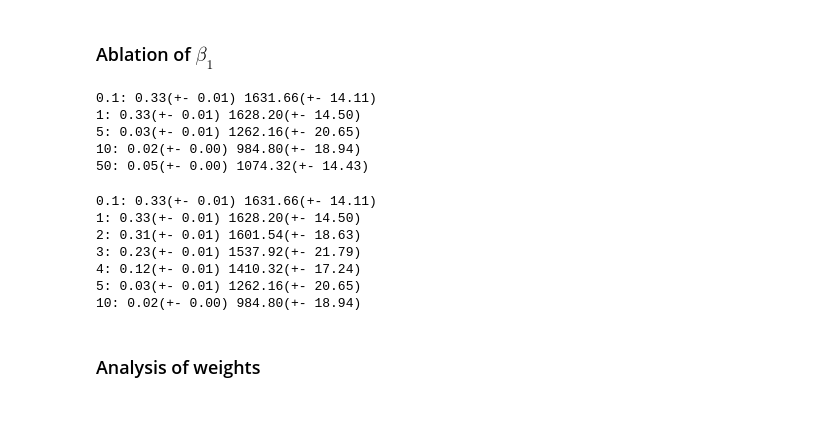
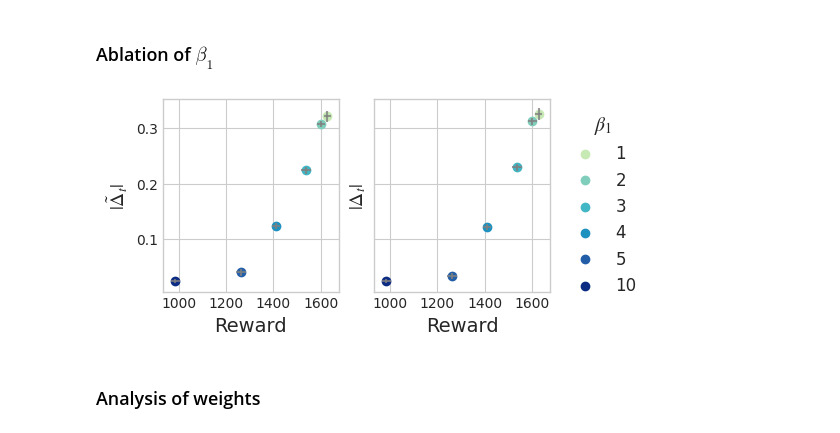
Before and after one commit to hiaac-finance/sellf, a Jupyter notebook: notebooks/figures.ipynb, the cells around one changed output. Drawn from its saved outputs; the diff is of its cells as text; code cells hidden in the pictures.

```diff
--- a/lending_experiment/figures.ipynb
+++ b/notebooks/figures.ipynb
@@ -467,43 +806,50 @@ for alg_name, file_list in alg_dict_eval.items():
         df_list.append(df)
     df = pd.concat(df_list)
     df["delta"] = df["delta"].abs()
+    df["delta_obs"] = df["delta_obs"].abs()
 
-    df = df.groupby("t").agg({"delta": "mean", "resource": ["mean", "std"]})
+    df = df.groupby("t").agg({"delta": "mean", "resource": ["mean", "std"], "delta_obs": "mean"})
     beta_1 = alg_name.split(" ")[0].split(":")[1]
     alg_dfs_eval[beta_1] = {
         "delta_mean": df["delta"]["mean"].mean(),
         "delta_std": df["delta"]["mean"].std(),
         "resource_mean": df["resource"]["mean"].iloc[-1],
         "resource_std": df["resource"]["std"].iloc[-1],
+        "delta_obs_mean": df["delta_obs"]["mean"].mean(),
+        "delta_obs_std": df["delta_obs"]["mean"].std(),
     }
-# %%
-# display based on the order of beta_1
-beta_1_list = [0.1, 1, 5, 10, 50]
-for beta_1 in beta_1_list:
-    beta_1 = str(beta_1)
-    row = alg_dfs_eval[beta_1]
-    print(f"{beta_1}: {row['delta_mean']:.2f}(+- {row['delta_std']:.2f}) {row['resource_mean']:.2f}(+- {row['resource_std']:.2f})")
-# %% [output]
-0.1: 0.33(+- 0.01) 1631.66(+- 14.11)
-1: 0.33(+- 0.01) 1628.20(+- 14.50)
-5: 0.03(+- 0.01) 1262.16(+- 20.65)
-10: 0.02(+- 0.00) 984.80(+- 18.94)
-50: 0.05(+- 0.00) 1074.32(+- 14.43)
-# %%
-# display based on the order of beta_1
-beta_1_list = [0.1, 1, 2, 3, 4, 5, 10]
-for beta_1 in beta_1_list:
-    beta_1 = str(beta_1)
-    row = alg_dfs_eval[beta_1]
-    print(f"{beta_1}: {row['delta_mean']:.2f}(+- {row['delta_std']:.2f}) {row['resource_mean']:.2f}(+- {row['resource_std']:.2f})")
-# %% [output]
-0.1: 0.33(+- 0.01) 1631.66(+- 14.11)
-1: 0.33(+- 0.01) 1628.20(+- 14.50)
-2: 0.31(+- 0.01) 1601.54(+- 18.63)
-3: 0.23(+- 0.01) 1537.92(+- 21.79)
-4: 0.12(+- 0.01) 1410.32(+- 17.24)
-5: 0.03(+- 0.01) 1262.16(+- 20.65)
-10: 0.02(+- 0.00) 984.80(+- 18.94)
+# %%
+fig, axs = plt.subplots(figsize=(5, 2.5), nrows=1, ncols=2, sharey=True)
+
+colors = ["#c7e9b4", "#7fcdbb", "#41b6c4", "#1d91c0", "#225ea8", "#0c2c84"]
+beta_1_list = [1, 2, 3, 4, 5, 10]
+
+for j, beta_1 in enumerate(beta_1_list):
+    df = alg_dfs_eval[str(beta_1)]
+    for i, col in enumerate(["delta_obs", "delta"]):
+        axs[i].scatter(
+            df["resource_mean"], df[f"{col}_mean"], label=beta_1, color=colors[j]
+        )
+        # display y error bars
+        axs[i].errorbar(
+            df["resource_mean"],
+            df[f"{col}_mean"],
+            xerr=df["resource_std"],
+            yerr=df[f"{col}_std"],
+            fmt="none",
+            ecolor="gray",
+            alpha=0.8,
+        )
+axs[0].set_xlabel("Reward", fontsize=14)
+axs[0].set_ylabel("$|\\tilde \\Delta_t|$", fontsize=14)
+axs[1].legend(
+    title=r"$\beta_1$", loc="upper left", bbox_to_anchor=(1.02, 1.0), fontsize=12, title_fontsize=14
+)
+axs[1].set_xlabel("Reward", fontsize=14)
+axs[1].set_ylabel("$|\\Delta_t|$", fontsize=14)
+plt.savefig("figures/ablation_beta1.pdf", bbox_inches="tight")
+# %% [output]
+[figure, added]
 # %% [markdown]
 ### Analysis of weights
 # %%
```
Also changed, not shown: parts of 18 cells of this notebook, 3 other files.
